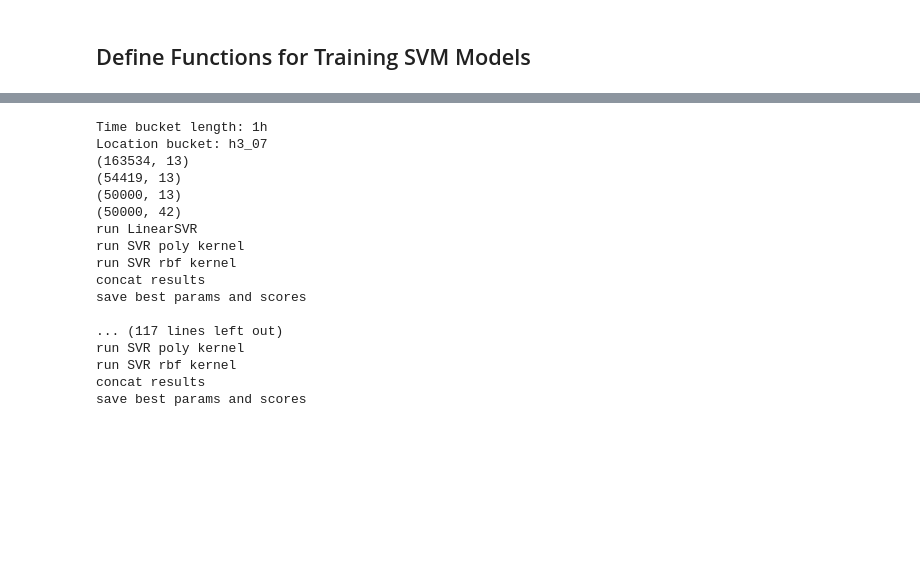
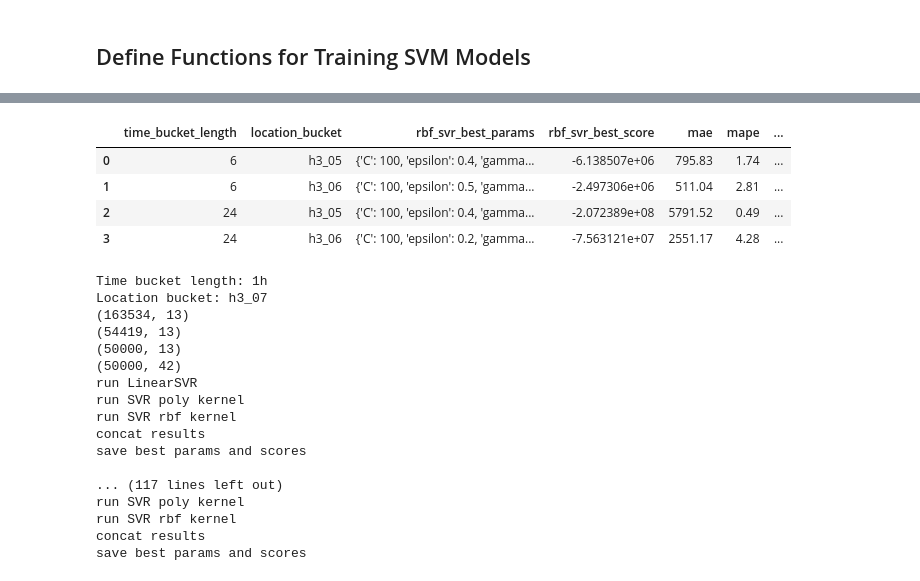
Before and after one commit to Jerematix/aaa, a Jupyter notebook: notebooks/4_predictive_analysis/01_SVM.ipynb, the cells around one changed output, grey strips where cells are left out. Saved outputs shown, nothing was run; the diff lists cells and outputs as text; code cells hidden in the pictures; blank space fills up the shorter version.

```diff
--- a/notebooks/4_predictive_analysis/01_SVM.ipynb
+++ b/notebooks/4_predictive_analysis/01_SVM.ipynb
@@ -68,0 +96,3 @@ def grid_search_kernel_svr(X_train, y_train, param_grid, kernel):
+# %%
+svr = SVR(kernel="linear", C=100, epsilon=0.5)
+svr.fit(X_train, y_train)
@@ -68,0 +124,3 @@ def grid_search_kernel_svr(X_train, y_train, param_grid, kernel):
+# %%
+svr = SVR(kernel="poly", C=100, degree=2, epsilon=0.4, gamma=0.1)
+svr.fit(X_train, y_train)
@@ -68,0 +152,3 @@ def grid_search_kernel_svr(X_train, y_train, param_grid, kernel):
+# %%
+svr = SVR(kernel="rbf", C=100, epsilon=0.5, gamma=0.1)
+svr.fit(X_train, y_train)
@@ -68,0 +157,11 @@ def grid_search_kernel_svr(X_train, y_train, param_grid, kernel):
+# %%
+y_pred = svr.predict(X_test)
+mae = mean_absolute_error(y_test, y_pred).round(2)
+mape = mean_absolute_percentage_error(y_test, y_pred).round(2)
+mse = mean_squared_error(y_test, y_pred).round(2)
+r2 = r2_score(y_test, y_pred).round(4)
+
+print(f"MAE: {mae}")
+print(f"MAPE: {mape}")
+print(f"MSE: {mse}")
+print(f"R2: {r2}")
@@ -73,3 +298,12 @@ location_buckets = ["h3_07", "h3_08", "h3_09"] # "centroid" fehlt noch weil nur
+# %%
+results_df = pd.DataFrame(results)
+results_df
+# %% [output]
+|  | time_bucket_length | location_bucket | rbf_svr_best_params | rbf_svr_best_score | mae | mape | ... |
+| 0 | 6 | h3_05 | {'C': 100, 'epsilon': 0.4, 'gamma... | -6.138507e+06 | 795.83 | 1.74 | ... |
+| 1 | 6 | h3_06 | {'C': 100, 'epsilon': 0.5, 'gamma... | -2.497306e+06 | 511.04 | 2.81 | ... |
+| 2 | 24 | h3_05 | {'C': 100, 'epsilon': 0.4, 'gamma... | -2.072389e+08 | 5791.52 | 0.49 | ... |
+| 3 | 24 | h3_06 | {'C': 100, 'epsilon': 0.2, 'gamma... | -7.563121e+07 | 2551.17 | 4.28 | ... |
 # %%
 results = []
 grid_dfs = []
```
Also changed, not shown: parts of 44 cells of this notebook.
